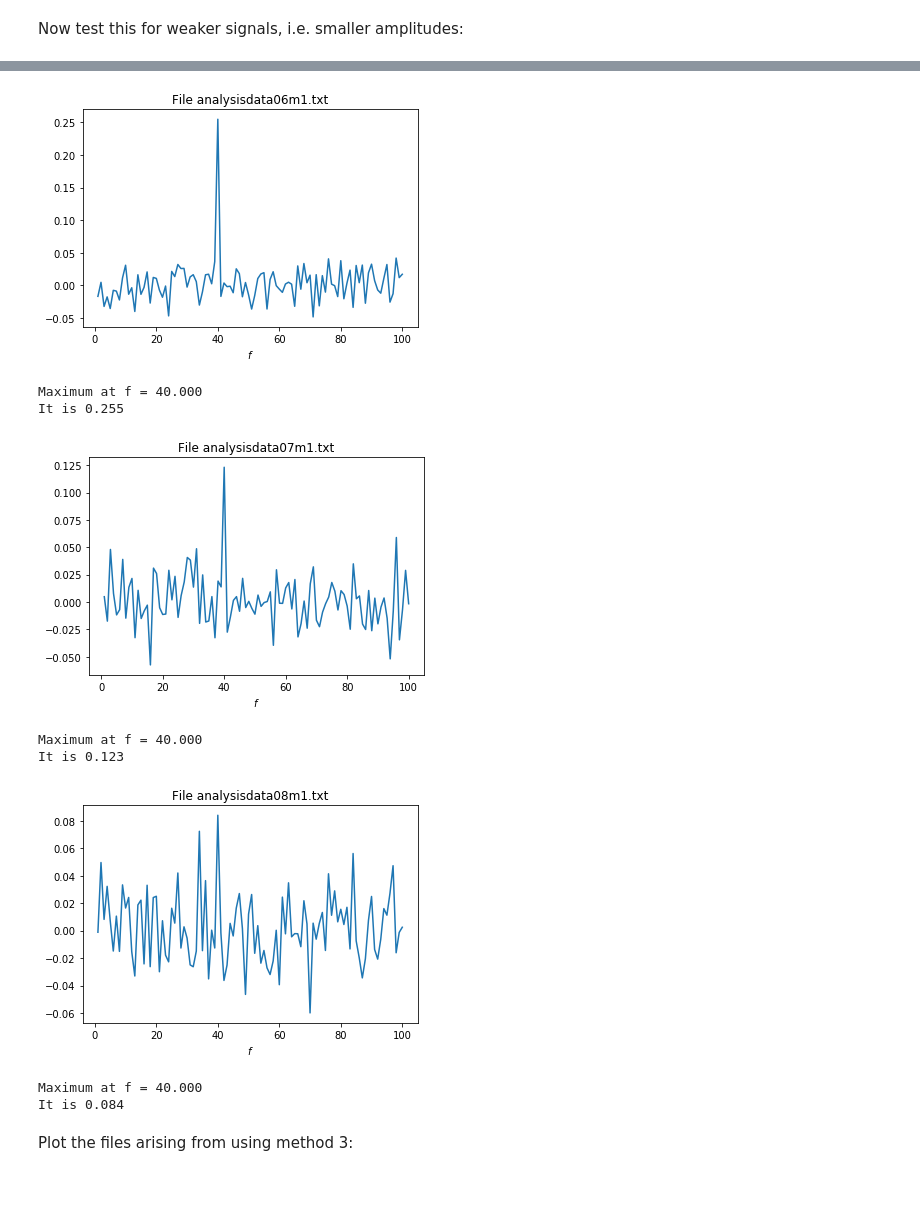
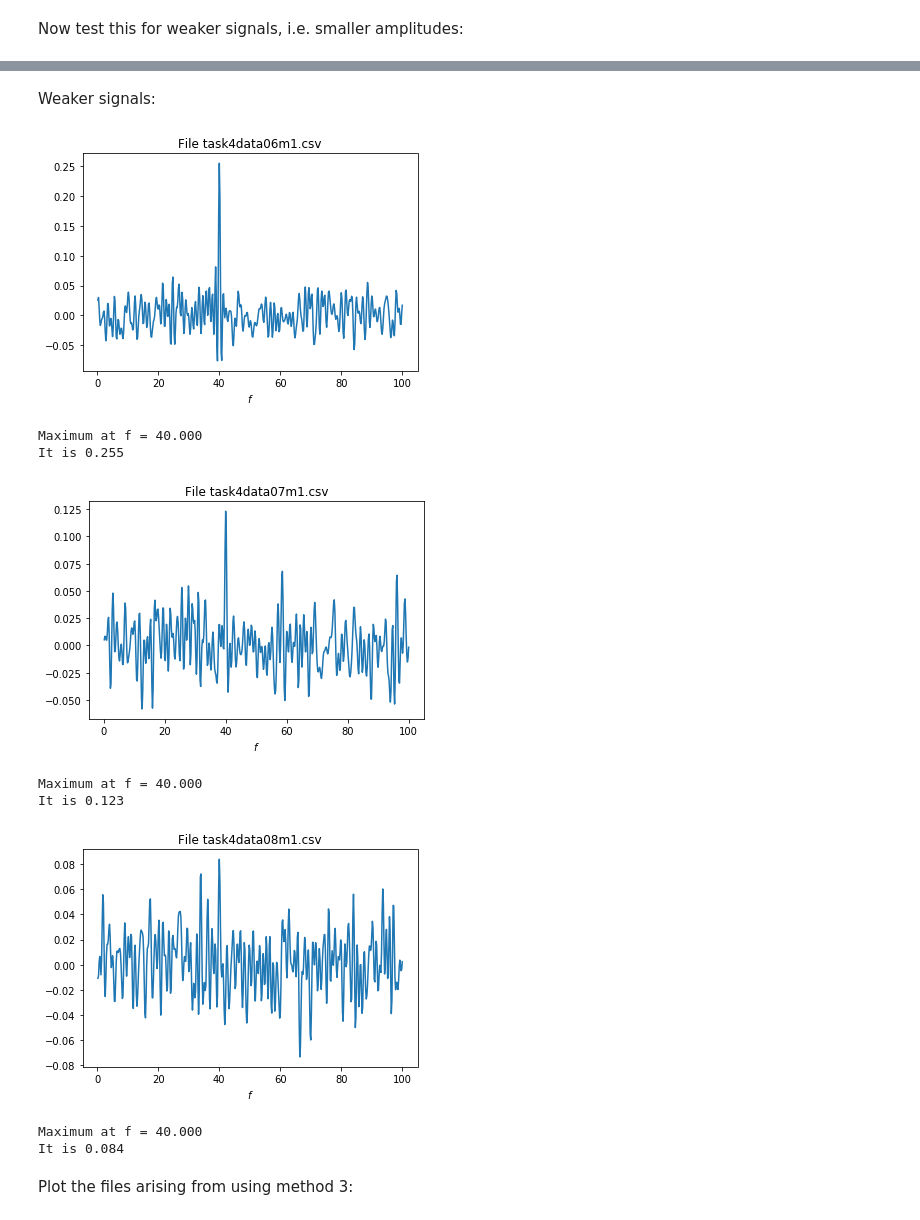
Before and after one commit to janhenpf/datalab, a Jupyter notebook: solutions/exercise1/exercise_1.ipynb, the cells around one changed output, grey strips where cells are left out. Saved outputs shown, nothing was run; the diff lists cells and outputs as text; code cells hidden in the pictures; blank space fills up the shorter version.

```diff
--- a/solutions/exercise1/exercise_1.ipynb
+++ b/solutions/exercise1/exercise_1.ipynb
@@ -167,4 +163,0 @@ f_list = np.linspace(0.25,100.0,400)
-# %%
-with open('C:/Users/janhe/datalab/code/valuesforfandphi.txt','w') as file:
-    for f in f_list:
-        file.write("{0} {1}\n".format(f,0))
@@ -209,0 +293,8 @@ See the files of the form "screenshotdata01m1.png", where a wide range of freque
+# %%
+num_f = 500
+f_list = np.linspace(0.2,100.0,num_f)
+tbank = 'task4_f.txt'
+
+with open(tbank,'w') as file:
+    for f in f_list:
+        file.write("{0} {1}\n".format(f,0))
@@ -247,19 +378,21 @@ It is 0.478
+# %% [markdown]
+Weaker signals:
 # %%
-newplotfunction("analysisdata06m1.txt",1)
+newplotfunction("task4data06m1.csv",1)
 # %% [output]
-[figure, old version]
+[figure, new version]
 Maximum at f = 40.000
 It is 0.255
 # %%
-newplotfunction("analysisdata07m1.txt",1)
+newplotfunction("task4data07m1.csv",1)
 # %% [output]
-[figure, old version]
+[figure, new version]
 Maximum at f = 40.000
 It is 0.123
 # %%
-newplotfunction("analysisdata08m1.txt",1)
+newplotfunction("task4data08m1.csv",1)
 # %% [output]
-[figure, old version]
+[figure, new version]
 Maximum at f = 40.000
 It is 0.084
 # %% [markdown]
```
Also changed, not shown: parts of 62 cells of this notebook, 48 other files.
